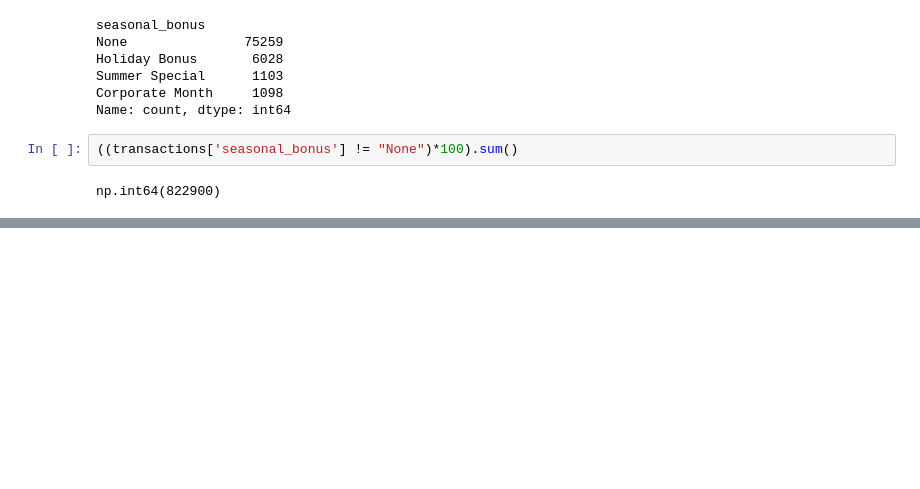
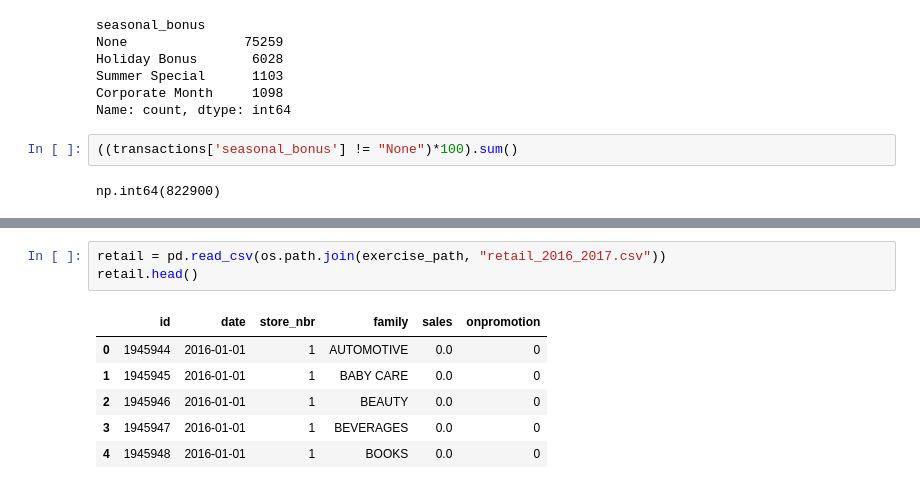
Before and after one commit to tessam30/analyze_this, a Jupyter notebook: Scripts/pandas_dataframes.ipynb, the cells around one changed output, grey strips where cells are left out. Cells and saved outputs as stored; diff of their text form; blank space fills up the shorter version.

```diff
--- a/Scripts/pandas_dataframes.ipynb
+++ b/Scripts/pandas_dataframes.ipynb
@@ -884,0 +895,10 @@ np.int64(822900)
+# %%
+retail = pd.read_csv(os.path.join(exercise_path, "retail_2016_2017.csv"))
+retail.head()
+# %% [output]
+|  | id | date | store_nbr | family | sales | onpromotion |
+| 0 | 1945944 | 2016-01-01 | 1 | AUTOMOTIVE | 0.0 | 0 |
+| 1 | 1945945 | 2016-01-01 | 1 | BABY CARE | 0.0 | 0 |
+| 2 | 1945946 | 2016-01-01 | 1 | BEAUTY | 0.0 | 0 |
+| 3 | 1945947 | 2016-01-01 | 1 | BEVERAGES | 0.0 | 0 |
+| 4 | 1945948 | 2016-01-01 | 1 | BOOKS | 0.0 | 0 |
```
Also changed, not shown: parts of 26 cells of this notebook.
